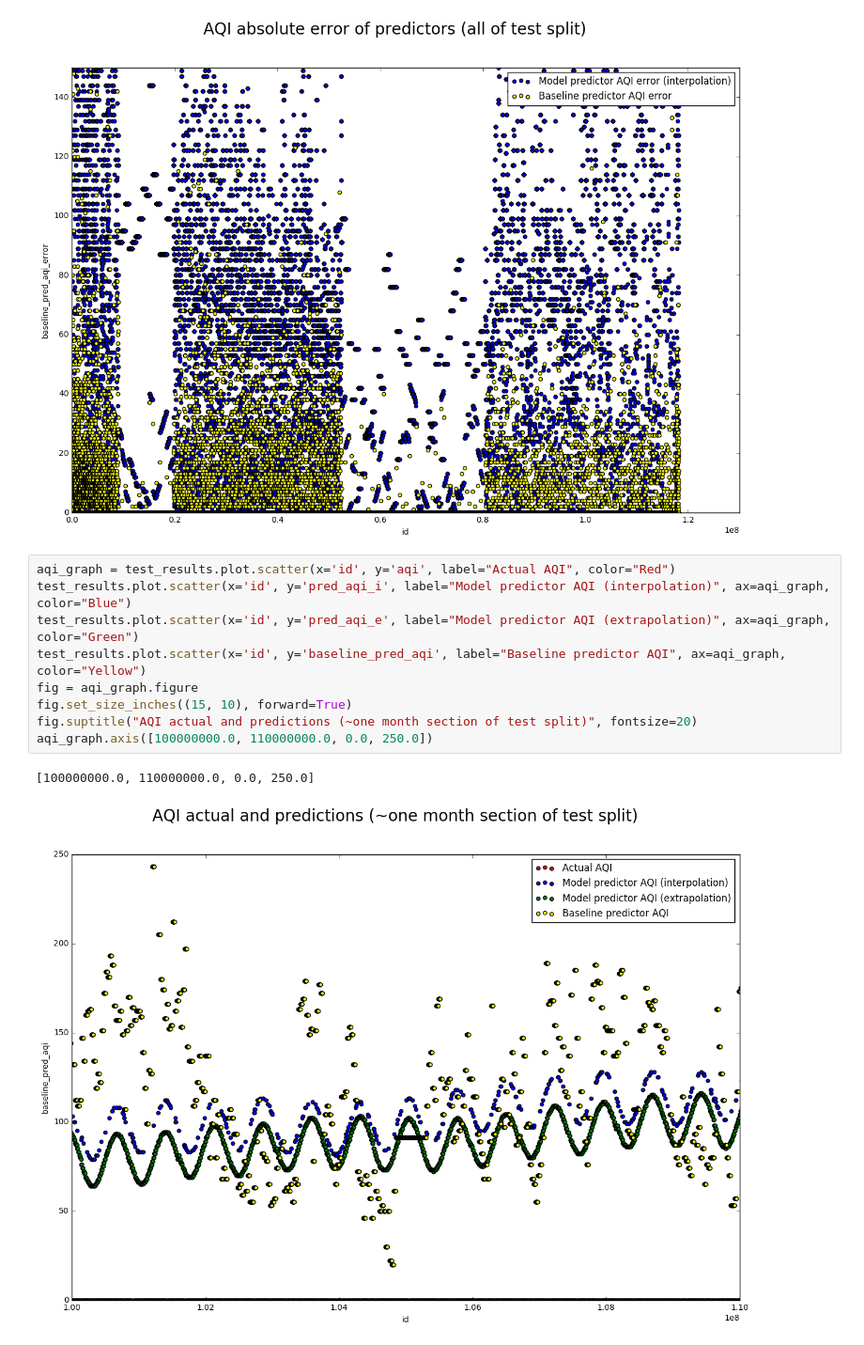
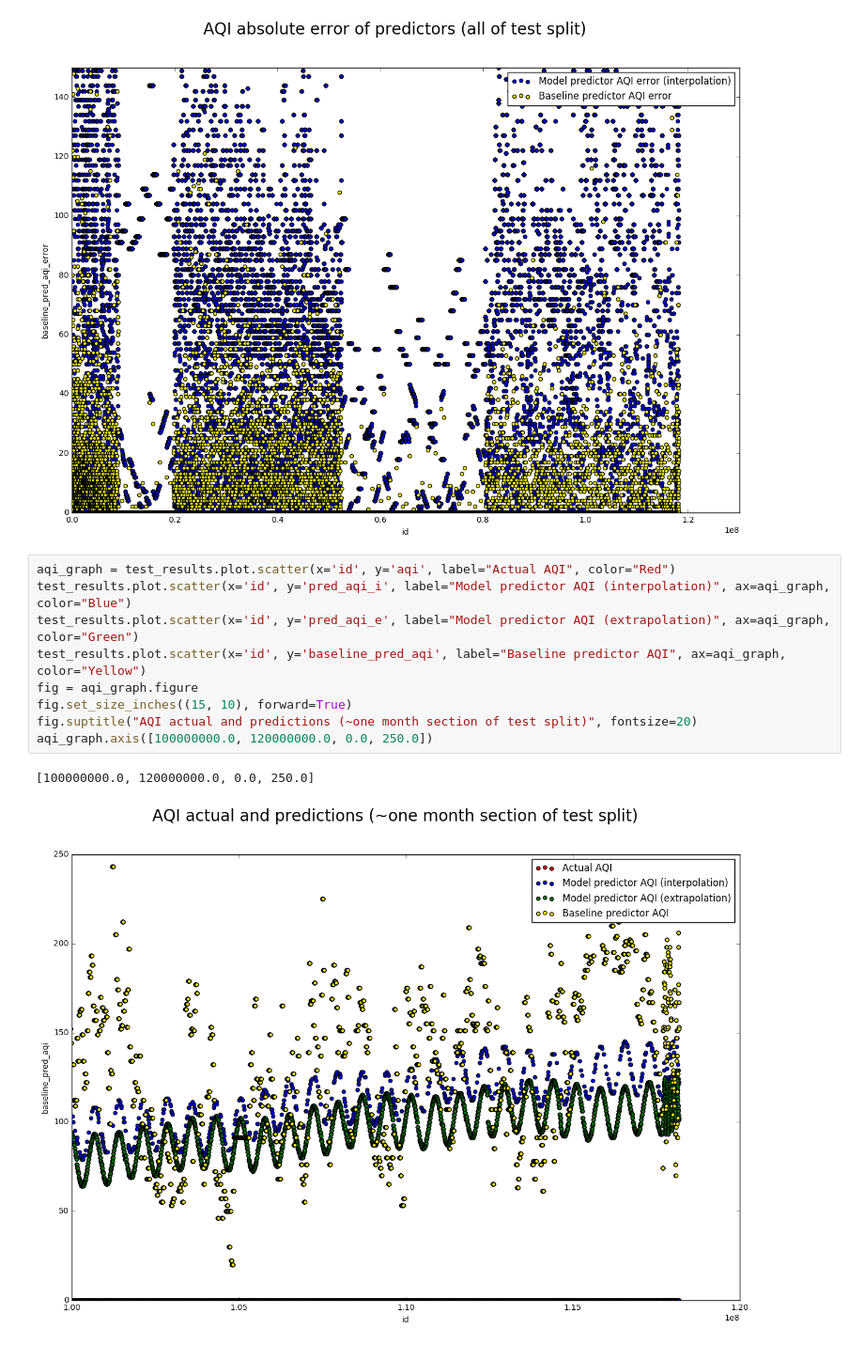
Before and after one commit to curiousest/predict-AQI, a Jupyter notebook: notebooks/hypothesis1_date_time.ipynb, the cells around one changed output. Shown at 94% size. Drawn from its saved outputs; the diff is of its cells as text.

Commit message:
Graph touch.

```diff
--- a/notebooks/hypothesis1_date_time.ipynb
+++ b/notebooks/hypothesis1_date_time.ipynb
@@ -256,13 +256,13 @@ aqi_graph.axis([0.0, 130000000.0, 0.0, 150.0])
 # %%
 aqi_graph = test_results.plot.scatter(x='id', y='aqi', label="Actual AQI", color="Red")
 test_results.plot.scatter(x='id', y='pred_aqi_i', label="Model predictor AQI (interpolation)", ax=aqi_graph, color="Blue")
 test_results.plot.scatter(x='id', y='pred_aqi_e', label="Model predictor AQI (extrapolation)", ax=aqi_graph, color="Green")
 test_results.plot.scatter(x='id', y='baseline_pred_aqi', label="Baseline predictor AQI", ax=aqi_graph, color="Yellow")
 fig = aqi_graph.figure
 fig.set_size_inches((15, 10), forward=True)
 fig.suptitle("AQI actual and predictions (~one month section of test split)", fontsize=20)
-aqi_graph.axis([100000000.0, 110000000.0, 0.0, 250.0])
+aqi_graph.axis([100000000.0, 120000000.0, 0.0, 250.0])
 # %% [output]
-[100000000.0, 110000000.0, 0.0, 250.0]
+[100000000.0, 120000000.0, 0.0, 250.0]
-[figure, old version]
+[figure, new version]
 # %%
```
Also changed, not shown: parts of 1 cell of this notebook.
